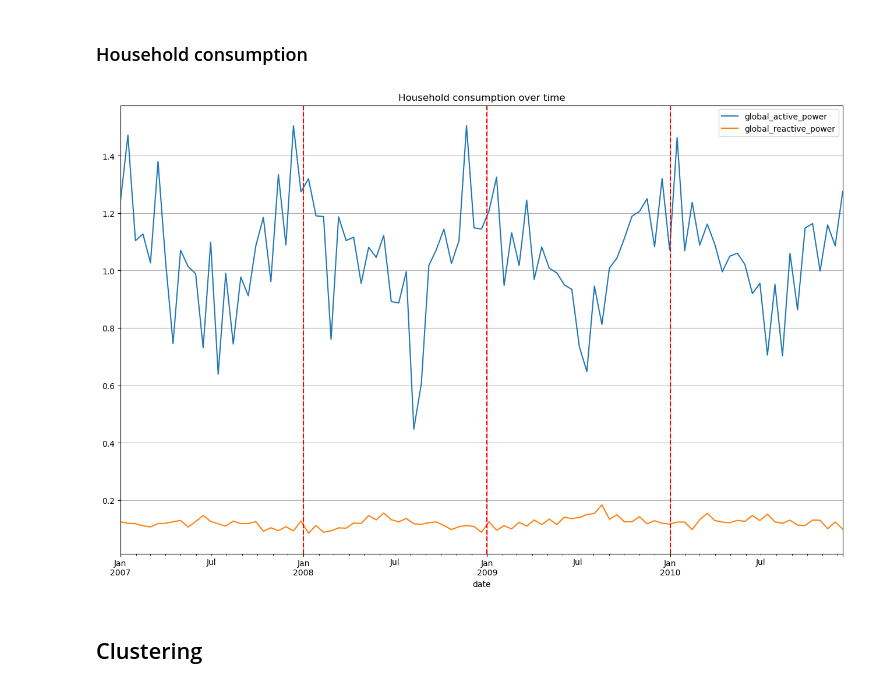
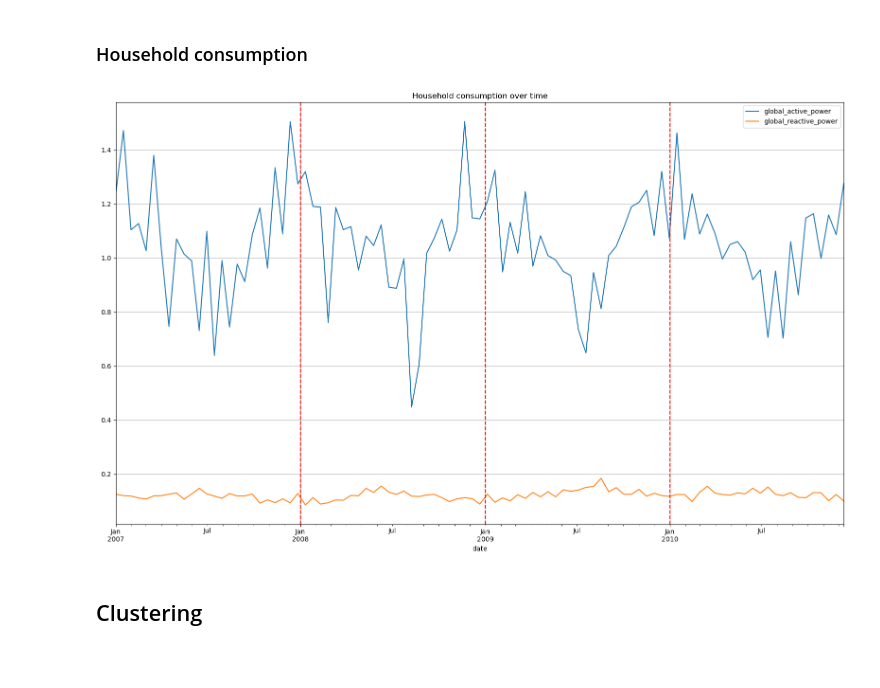
Before and after one commit to sabrinasartori/project-INF442, a Jupyter notebook: notebooks/04-seasonality_detection.ipynb, the cells around one changed output. Drawn from its saved outputs; the diff is of its cells as text; code cells hidden in the pictures; blank space fills up the shorter version.

```diff
--- a/notebooks/04-seasonality_detection.ipynb
+++ b/notebooks/04-seasonality_detection.ipynb
@@ -60,34 +60,36 @@ house_consumpion_columns = [
 ax = df[house_consumpion_columns]\
     .groupby(pd.Grouper(freq='15D'))\
     .mean()\
     .plot(figsize=(16,10))
 
 plt.axvline(
     pd.to_datetime('2008-01-01'),
     color = 'red',
     linestyle = '--'
 )
 plt.axvline(
     pd.to_datetime('2009-01-01'),
     color = 'red',
     linestyle = '--'
 )
 plt.axvline(
     pd.to_datetime('2010-01-01'),
     color = 'red',
     linestyle = '--'
 )
 # ax = (clusters.groupby(pd.Grouper(freq="1M")).agg(lambda x : x.mode()[0])).plot()
 
 
 
 
 plt.title("Household consumption over time")
+plt.tight_layout()
 
 plt.grid()
+plt.savefig("img/household_consumption_over_time.png")
 plt.show()
 # %% [output]
-[figure, old version]
+[figure, new version]
 # %% [markdown]
 ## Clustering
 # %%
```
Also changed, not shown: parts of 2 cells of this notebook, 6 other files.
